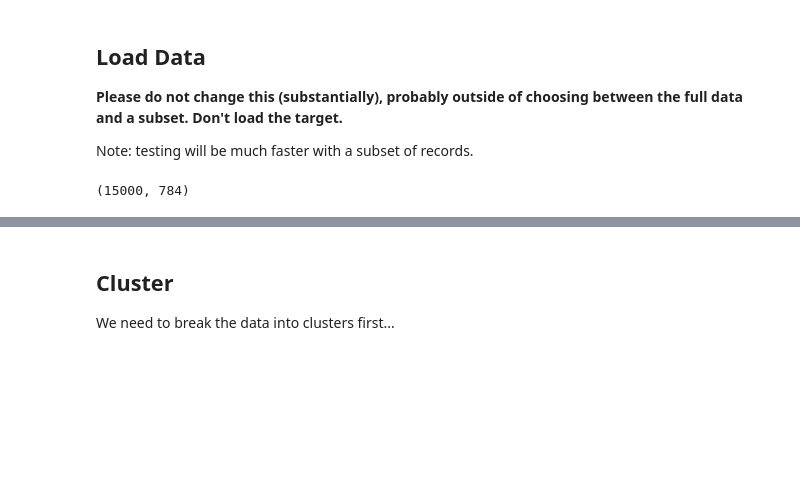
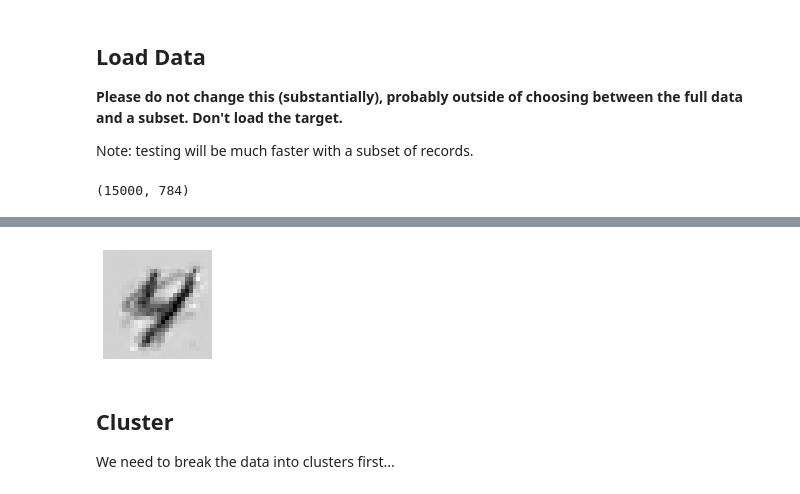
Before and after one commit to zareeiant/ItML_Asn_3_Students, a Jupyter notebook: cluster_asn.ipynb, the cells around one changed output, grey strips where cells are left out. Cells and saved outputs as stored; diff of their text form; code cells hidden in the pictures; blank space fills up the shorter version.

```diff
--- a/cluster_asn.ipynb
+++ b/cluster_asn.ipynb
@@ -235,3 +181,7 @@ print("Training Accuracy:", pipe.score(X_test_dig, y_test_dig))
+# %%
+writeNumber('2')
+# %% [output]
+[figure, added]
 # %% [markdown]
 ## Cluster
 
```
Also changed, not shown: parts of 23 cells of this notebook, 2 other files.
